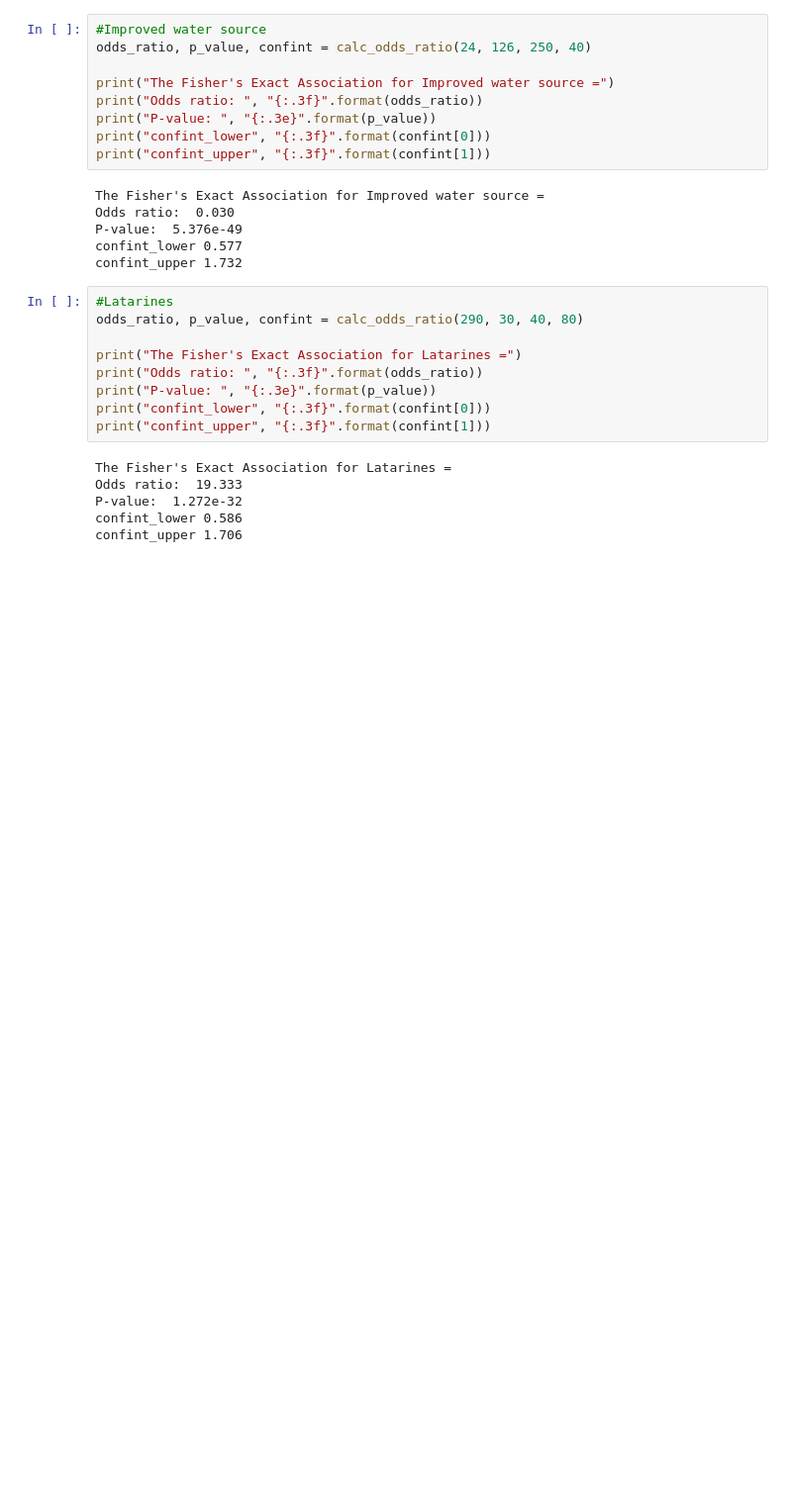
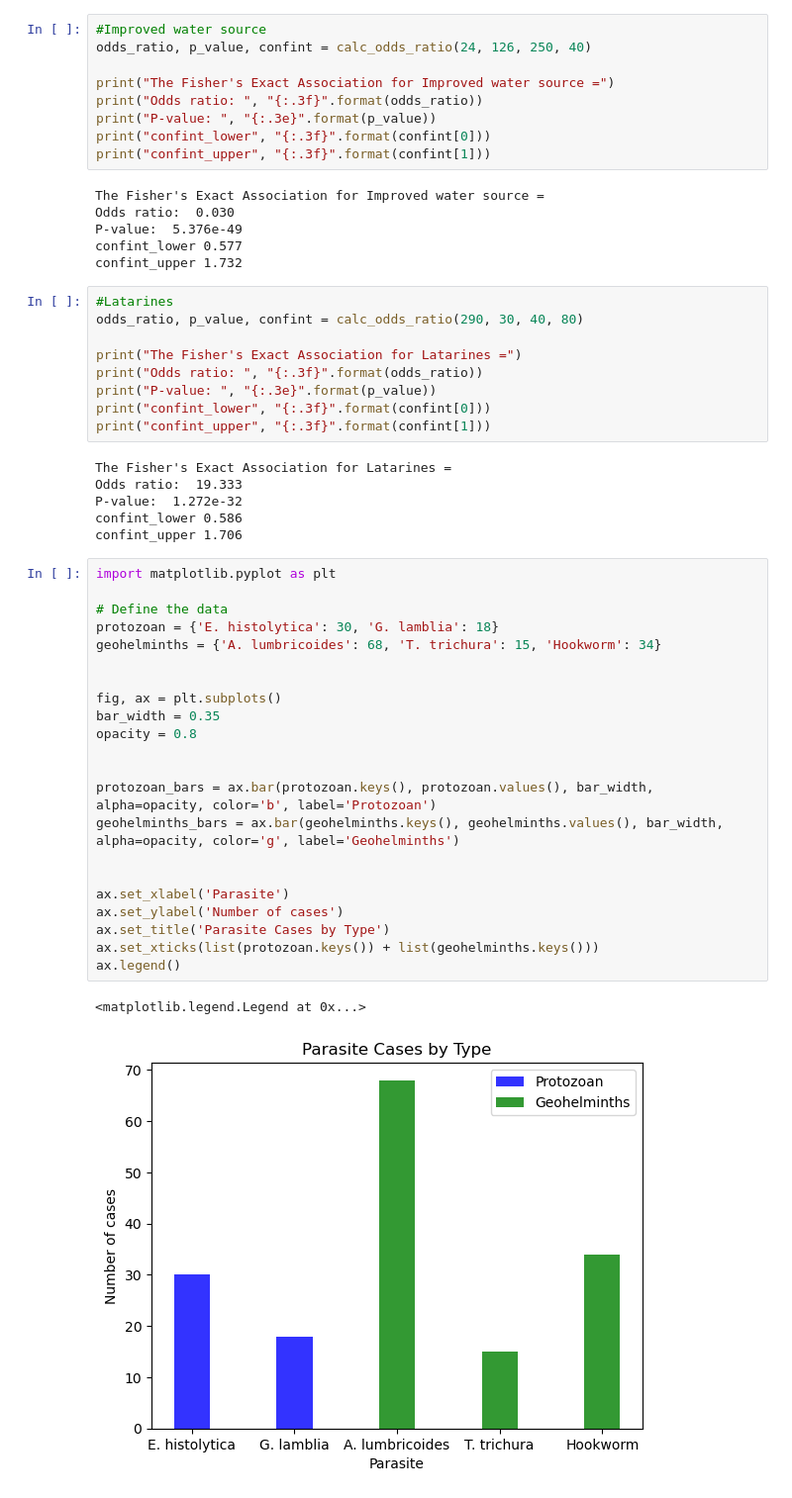
Before and after one commit to elsunais6167/gastro_protozoa, a Jupyter notebook: odd_ratio.ipynb, the cells around one changed output. Shown at 99% size. Saved outputs shown, nothing was run; the diff lists cells and outputs as text; blank space fills up the shorter version.

Commit message:
graph

```diff
--- a/odd_ratio.ipynb
+++ b/odd_ratio.ipynb
@@ -195,3 +195,28 @@ Odds ratio:  19.333
 P-value:  1.272e-32
 confint_lower 0.586
 confint_upper 1.706
+# %%
+import matplotlib.pyplot as plt
+
+# Define the data
+protozoan = {'E. histolytica': 30, 'G. lamblia': 18}
+geohelminths = {'A. lumbricoides': 68, 'T. trichura': 15, 'Hookworm': 34}
+
+
+fig, ax = plt.subplots()
+bar_width = 0.35
+opacity = 0.8
+
+
+protozoan_bars = ax.bar(protozoan.keys(), protozoan.values(), bar_width, alpha=opacity, color='b', label='Protozoan')
+geohelminths_bars = ax.bar(geohelminths.keys(), geohelminths.values(), bar_width, alpha=opacity, color='g', label='Geohelminths')
+
+
+ax.set_xlabel('Parasite')
+ax.set_ylabel('Number of cases')
+ax.set_title('Parasite Cases by Type')
+ax.set_xticks(list(protozoan.keys()) + list(geohelminths.keys()))
+ax.legend()
+# %% [output]
+<matplotlib.legend.Legend at 0x...>
+[figure, added]
```
